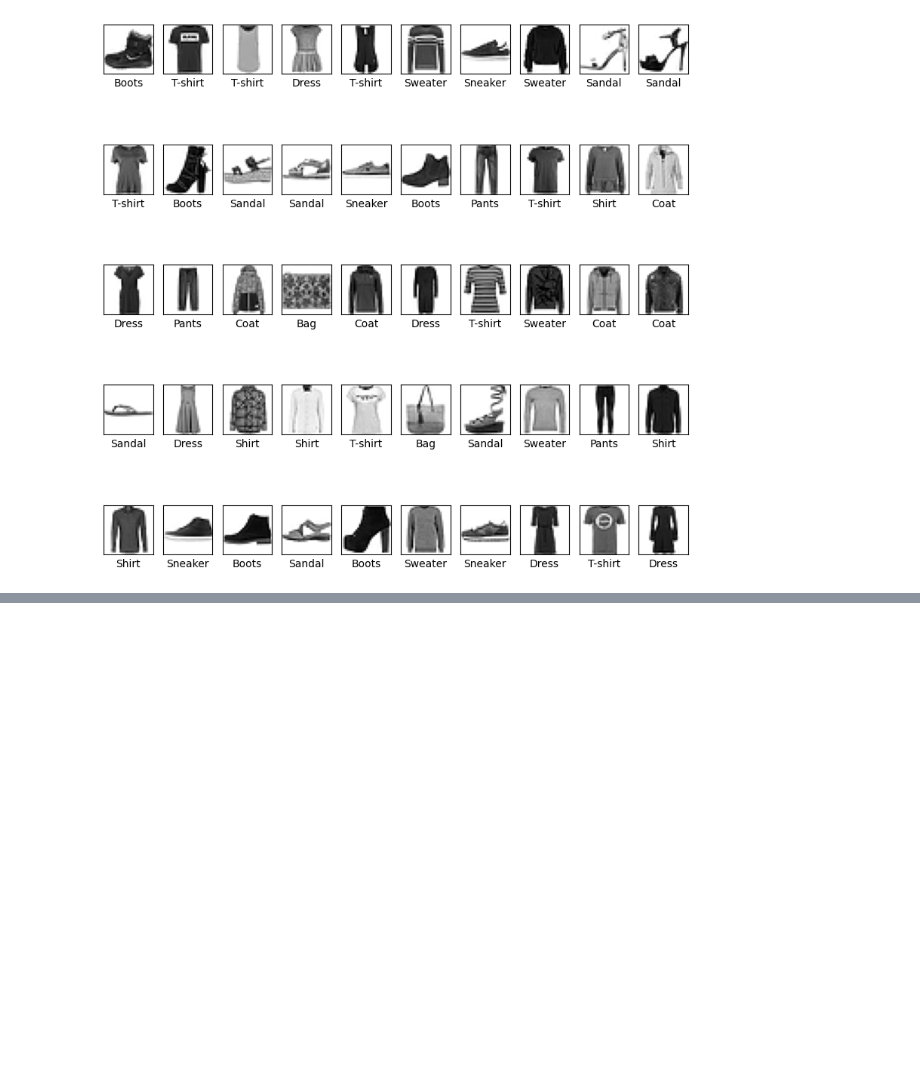
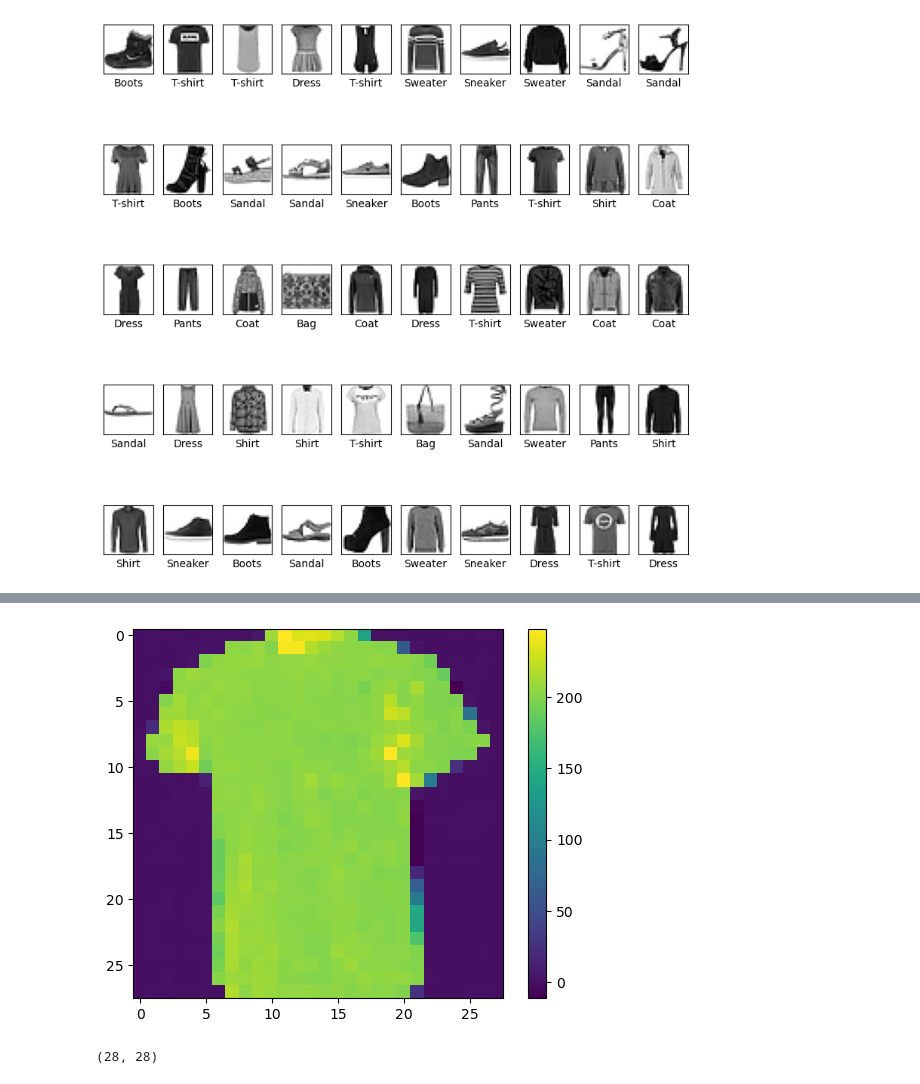
Before and after one commit to AnSardG/Machine_Learning_2022, a Jupyter notebook: Jupyter Exercises/Tensorflow/image_recognition.ipynb, the cells around one changed output, grey strips where cells are left out. Cells and saved outputs as stored; diff of their text form; code cells hidden in the pictures; blank space fills up the shorter version.

```diff
--- a/Jupyter Exercises/Tensorflow/image_recognition.ipynb
+++ b/Jupyter Exercises/Tensorflow/image_recognition.ipynb
@@ -207,0 +273,8 @@ test_loss, test_acc = model.evaluate(test_images, test_labels)
+# %%
+# we observe that the imported image has 3 dimensions,
+# because it's in color.
+# that's why we declare this function to convert color image to grayscale
+def rgb2gray(rgb):
+    return np.dot(rgb[...,:3], [0.333, 0.333, 0.333])
+# %%
+bw_image = rgb2gray(np_img)
@@ -207,0 +294,13 @@ test_loss, test_acc = model.evaluate(test_images, test_labels)
+# %%
+# Now for the black and white image we must resize it to 28x28 with dsize parameter.
+res = cv2.resize(bw_image, dsize=(28, 28), interpolation=cv2.INTER_CUBIC)
+# %%
+# Show the resized and interpolated image.
+plt.figure()
+plt.imshow(res)
+plt.colorbar()
+plt.grid(False)
+plt.show()
+# %% [output]
+[figure, added]
+(28, 28)
```
Also changed, not shown: parts of 28 cells of this notebook.
